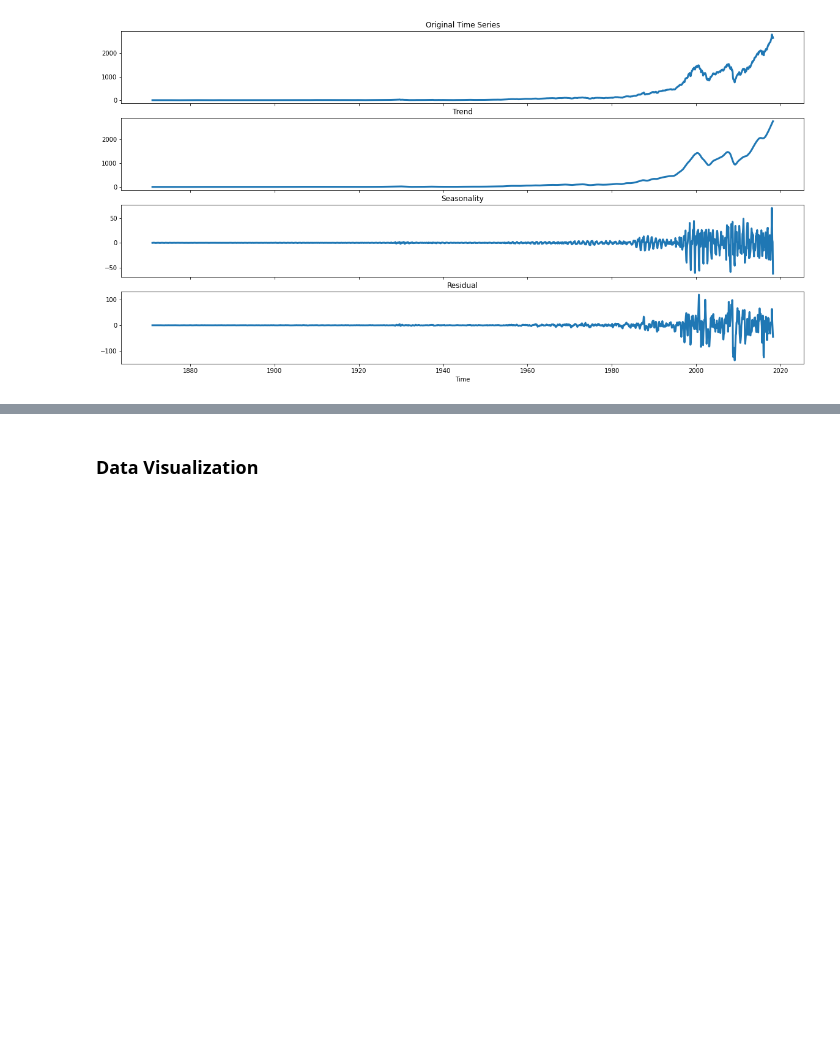
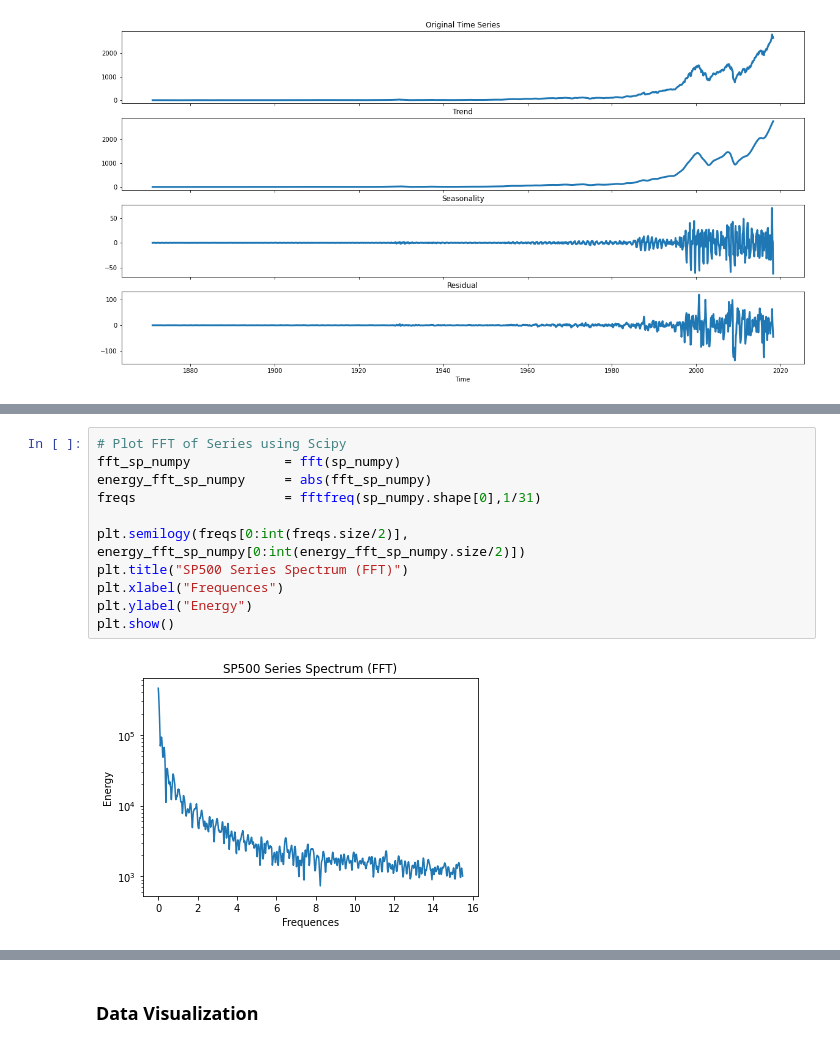
Before and after one commit to rscdev7/stock_advisor, a Jupyter notebook: code/notebooks/stock_advisor/Stock Advisor.ipynb, the cells around one changed output, grey strips where cells are left out. Drawn from its saved outputs; the diff is of its cells as text; blank space fills up the shorter version.

```diff
--- a/code/notebooks/stock_advisor/Stock Advisor.ipynb
+++ b/code/notebooks/stock_advisor/Stock Advisor.ipynb
@@ -466,0 +496,13 @@ fft_detect.plot_fft('month',sample_spacing=31.0, title="Time Series FFT")
+# %%
+# Plot FFT of Series using Scipy
+fft_sp_numpy            = fft(sp_numpy)
+energy_fft_sp_numpy     = abs(fft_sp_numpy)
+freqs                   = fftfreq(sp_numpy.shape[0],1/31)
+
+plt.semilogy(freqs[0:int(freqs.size/2)], energy_fft_sp_numpy[0:int(energy_fft_sp_numpy.size/2)])
+plt.title("SP500 Series Spectrum (FFT)")
+plt.xlabel("Frequences")
+plt.ylabel("Energy")
+plt.show()
+# %% [output]
+[figure, added]
```
Also changed, not shown: parts of 86 cells of this notebook, 2 other files.
